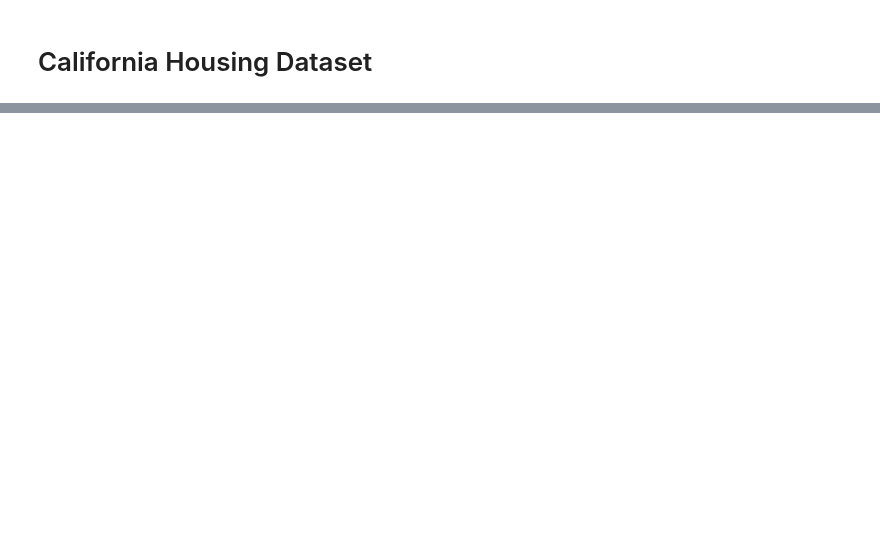
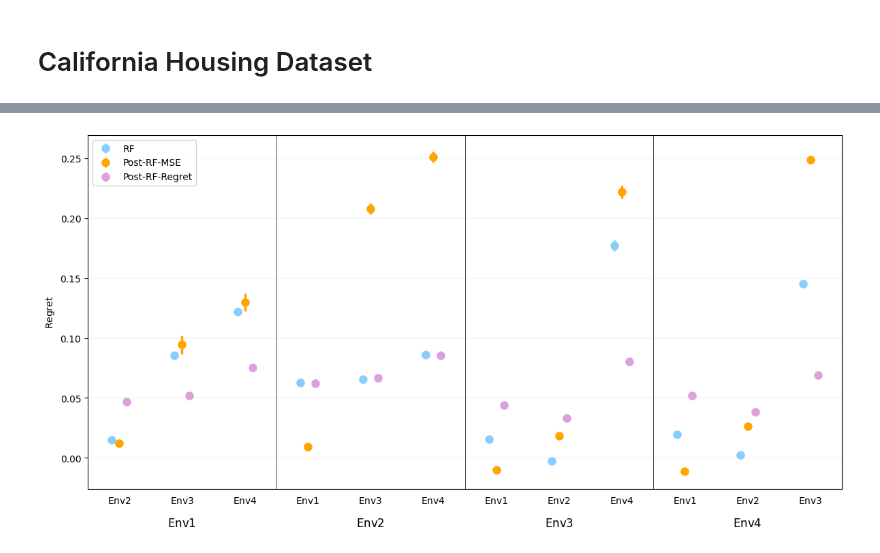
Before and after one commit to francescofreni/nldg, a Jupyter notebook: experiments/results_rf.ipynb, the cells around one changed output, grey strips where cells are left out. Saved outputs shown, nothing was run; the diff lists cells and outputs as text; code cells hidden in the pictures; blank space fills up the shorter version.

```diff
--- a/experiments/results_rf.ipynb
+++ b/experiments/results_rf.ipynb
@@ -174,0 +171,4 @@ plot_mse_envs_housing_bootstrap(boot_df, 'basic')
+# %%
+plot_score_envs_housing(env_specific_df_combined, df_combined, setting=2, saveplot=True, nameplot="both_env_specific_regret_2_unbalanced", score="regret")
+# %% [output]
+[figure, added]
```
Also changed, not shown: parts of 35 cells of this notebook, 1 other file.
